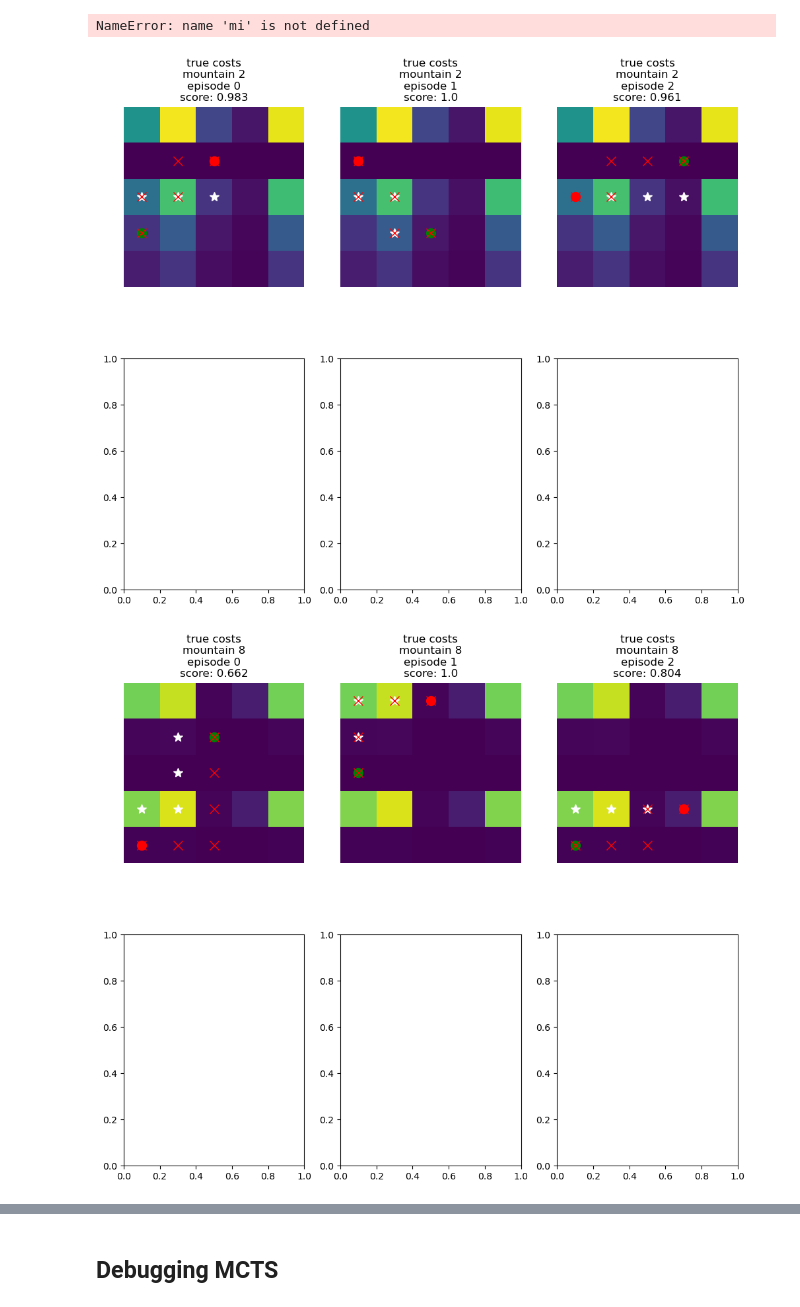
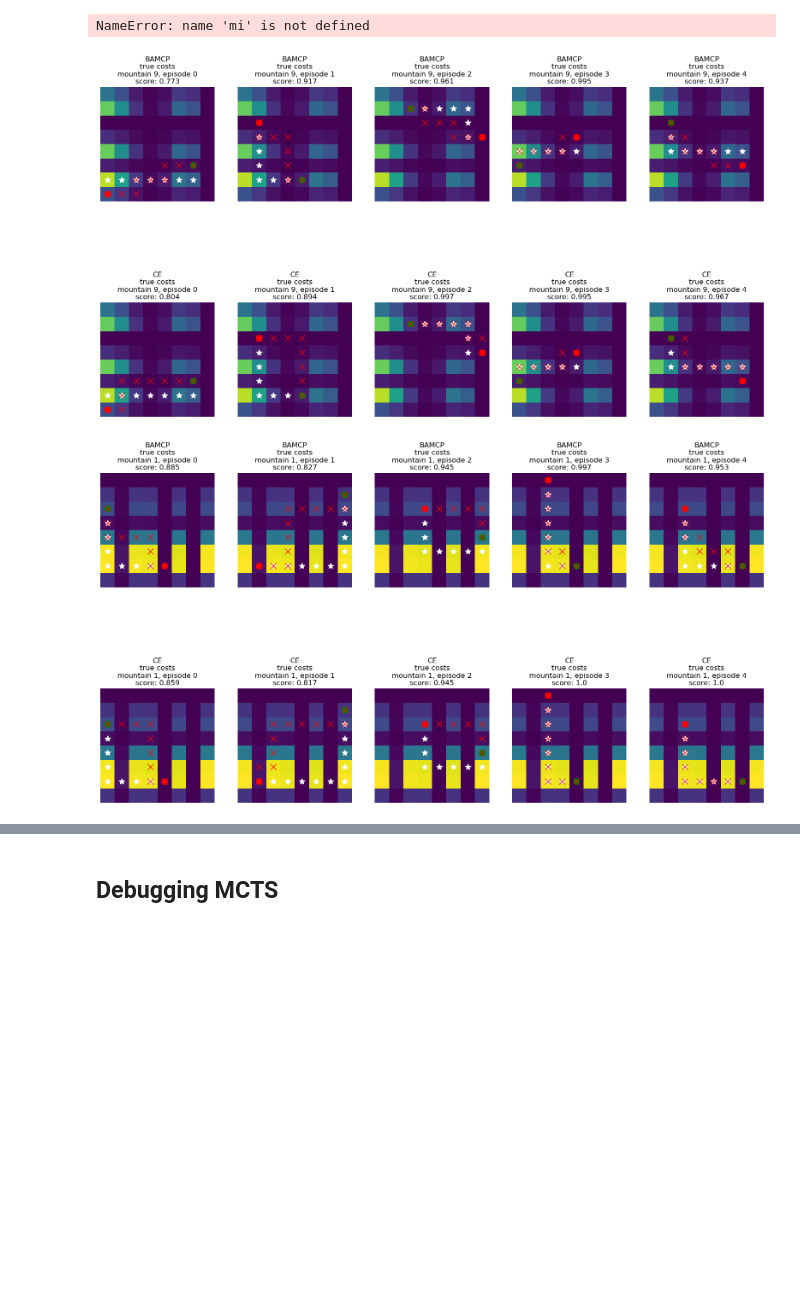
Before and after one commit to tgham/context_exploration, a Jupyter notebook: GP_worlds.ipynb, the cells around one changed output, grey strips where cells are left out. Drawn from its saved outputs; the diff is of its cells as text; code cells hidden in the pictures; blank space fills up the shorter version.

```diff
--- a/GP_worlds.ipynb
+++ b/GP_worlds.ipynb
@@ -1079,7 +1111,7 @@ for r in to_redo:
 ### Run sims
 # %%
 ## sim init
-parallel=False
+parallel=True
 sim_results = {}
 for key in data_keys:
     sim_results[key] = []
@@ -1092,7 +1124,7 @@ all_mountains = {
 ## env inits
 true_k = 'rbf_x'
 inf_k = 'known'
-N = 5
+N = 8
 metric = 'cityblock'
 known_costs = False
 params = None
@@ -1110,7 +1142,7 @@ n_mountains = 10
 n_episodes = 5
 
 ## MCTS params
-n_sims = 1000
+n_sims = 2500
 n_futures = 0
 exploration_constant = 3
 discount_factor = 0.99
@@ -1242,34 +1297,39 @@ NameError: name 'mi' is not defined
 # %%
 ## plot mountain surfaces with optimal paths
 simulated_mountains = df_sim['mountain'].unique()
 # simulated_mountains = [2]
 # fig, axs = plt.subplots(len(simulated_mountains)*2, n_episodes, figsize = (10,10))
 # if n_mountains == 1:
 #     axs = np.expand_dims(axs, axis = 0)
 for mi, m in enumerate(simulated_mountains):
-    fig, axs = plt.subplots(2, n_episodes, figsize = (n_episodes*4,10))
+    n_agents = len(df_sim.loc[df_sim['mountain']==m, 'agent'].unique())
+    fig, axs = plt.subplots(n_agents, n_episodes, figsize = (n_episodes*4,n_agents*6))
     costs = all_mountains['p_costs'][mi]
-    # costs = envs[m].p_costs
-    plot_r(costs, ax = axs[0,0], title = 'true costs, mountain '+str(m))
 
-    ## plot individual episodes
-    for e in range(n_episodes):
-        optimal_traj = df_sim.loc[(df_sim['mountain']==m) & (df_sim['episode']==e), 'optimal_trajectory'].values[0]
-        actual_traj = df_sim.loc[(df_sim['mountain']==m) & (df_sim['episode']==e), 'actual_trajectory'].values[0]
-        score = df_sim.loc[(df_sim['mountain']==m) & (df_sim['episode']==e), 'action_score'].values[0]
-        plot_r(costs, ax = axs[0,e], title = 'true costs\nmountain '+str(m)+'\nepisode '+str(e)+'\nscore: '+str(np.round(score,3)))
-        plot_traj([optimal_traj, actual_traj], axs[0,e])
+    ## loop through agents
+    for ai, agent in enumerate(df_sim.loc[df_sim['mountain']==m, 'agent'].unique()):
 
-        ## plot posterior
-        # post_mean = df_sim.loc[(df_sim['mountain']==m) & (df_sim['episode']==e), 'posterior_mean'].values[0].reshape(N,N)
-        # plot_r(post_mean, ax = axs[0+1,e], title = 'posterior mean\nmountain '+str(m)+'\nepisode '+str(e))
+        # costs = envs[m].p_costs
+        # plot_r(costs, ax = axs[ai,0], title = 'true costs, mountain '+str(m))
 
-        ## plot action tree
+        ## plot individual episodes
+        for e in range(n_episodes):
+            optimal_traj = df_sim.loc[(df_sim['mountain']==m) & (df_sim['agent']==agent)& (df_sim['episode']==e), 'optimal_trajectory'].values[0]
+            actual_traj = df_sim.loc[(df_sim['mountain']==m) & (df_sim['agent']==agent)& (df_sim['episode']==e), 'actual_trajectory'].values[0]
+            score = df_sim.loc[(df_sim['mountain']==m) & (df_sim['agent']==agent)& (df_sim['episode']==e), 'action_score'].values[0]
+            plot_r(costs, ax = axs[ai,e], title = agent+'\ntrue costs\nmountain '+str(m)+', episode '+str(e)+'\nscore: '+str(np.round(score,3)))
+            plot_traj([optimal_traj, actual_traj], axs[ai,e])
+
+            ## plot posterior
+            # post_mean = df_sim.loc[(df_sim['mountain']==m) & (df_sim['episode']==e), 'posterior_mean'].values[0].reshape(N,N)
+            # plot_r(post_mean, ax = axs[0+1,e], title = 'posterior mean\nmountain '+str(m)+'\nepisode '+str(e))
+
+            ## plot action tree
 
 
 
-    # ## plot optimal path
-    # optimal_traj = df_sim.loc[(df_sim['mountain']==m) & (df_sim['episode']==0), 'optimal_trajectory'].values[0]
+        # ## plot optimal path
+        # optimal_traj = df_sim.loc[(df_sim['mountain']==m) & (df_sim['episode']==0), 'optimal_trajectory'].values[0]
 # %% [output]
-[figure, old version]
+[figure, new version]
-[figure, old version]
+[figure, new version]
```
Also changed, not shown: parts of 16 cells of this notebook, 7 other files.
